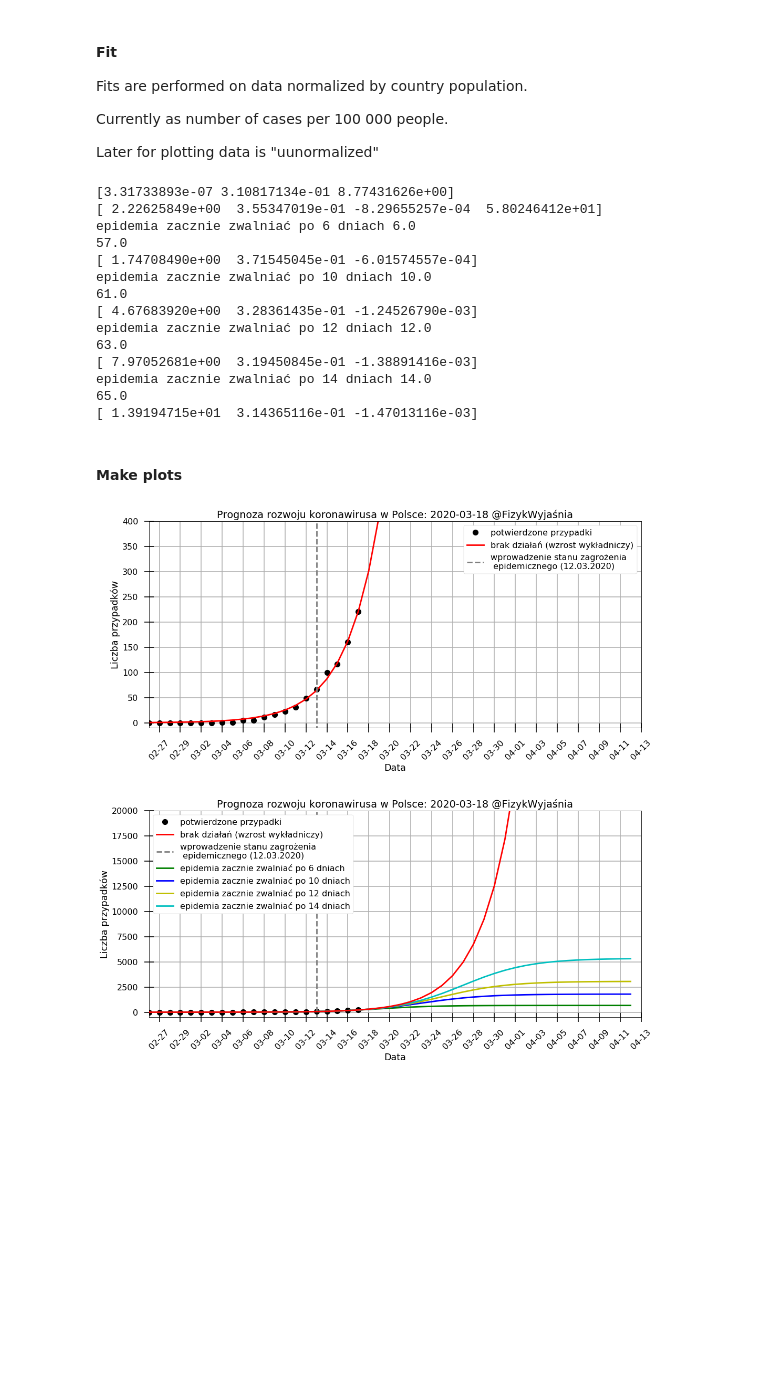
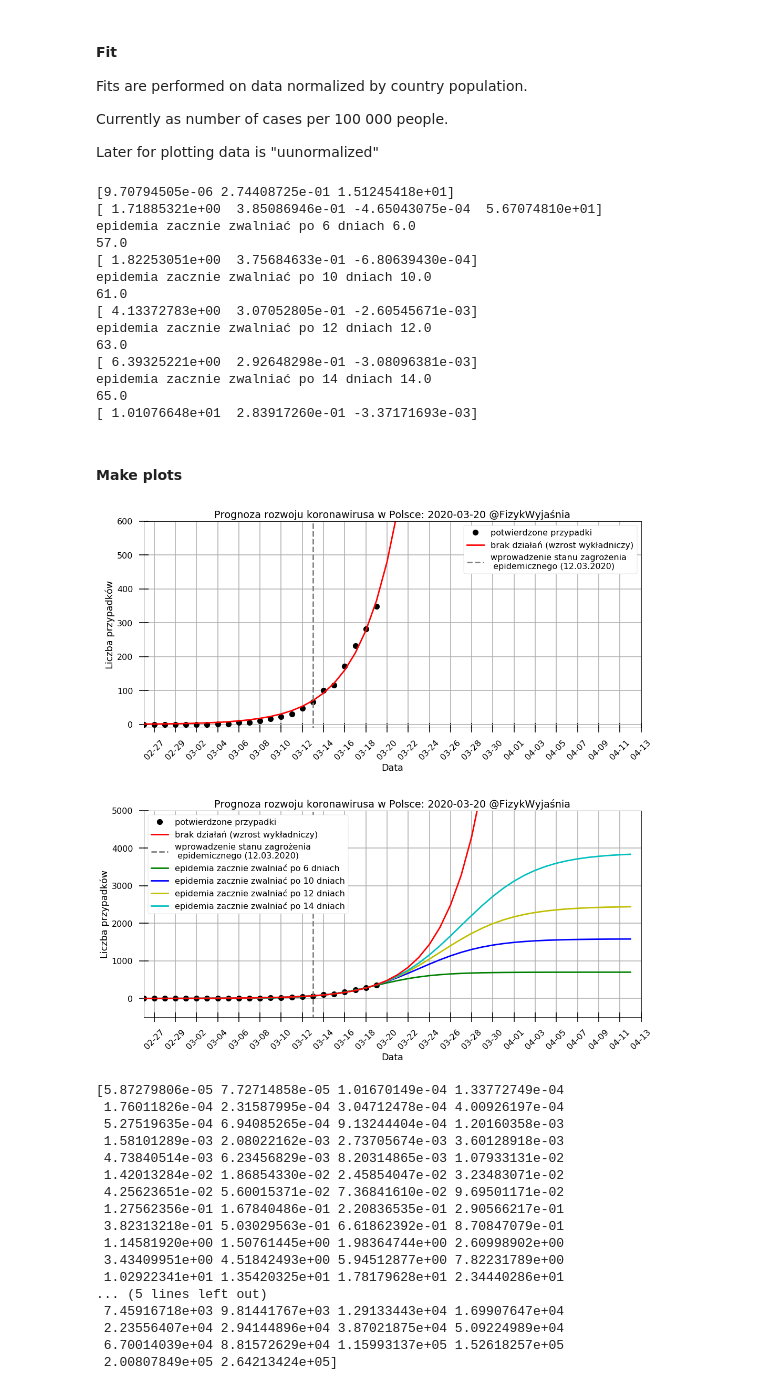
Before and after one commit to maciejj/corona_plot, a Jupyter notebook: predictions_two_models_PL.ipynb, the cells around one changed output. Drawn from its saved outputs; the diff is of its cells as text; code cells hidden in the pictures; blank space fills up the shorter version.

```diff
--- a/predictions_two_models_PL.ipynb
+++ b/predictions_two_models_PL.ipynb
@@ -40,9 +40,9 @@ get_data()
 #### Prepare dataset
 # %%
 ## prepare dataset
-confirmed = pd.read_csv("confirmed.csv")
-deaths = pd.read_csv("deaths.csv")
-recovered = pd.read_csv("recovered.csv")
+confirmed = pd.read_csv("confirmed_man_cor.csv")
+deaths = pd.read_csv("deaths_man_cor.csv")
+recovered = pd.read_csv("recovered_man_cor.csv")
 
 def reshape_single_dataset(data):
     data=data.drop(columns=["Province/State", "Lat", "Long"])
@@ -206,20 +195,20 @@ for variant_name, variant_value in zip(fit_variants, fit_variants.values()):
 
     print(pred_sig_popt_fixed[variant_name])
 # %% [output]
-[3.31733893e-07 3.10817134e-01 8.77431626e+00]
-[ 2.22625849e+00  3.55347019e-01 -8.29655257e-04  5.80246412e+01]
+[9.70794505e-06 2.74408725e-01 1.51245418e+01]
+[ 1.71885321e+00  3.85086946e-01 -4.65043075e-04  5.67074810e+01]
 epidemia zacznie zwalniać po 6 dniach 6.0
 57.0
-[ 1.74708490e+00  3.71545045e-01 -6.01574557e-04]
+[ 1.82253051e+00  3.75684633e-01 -6.80639430e-04]
 epidemia zacznie zwalniać po 10 dniach 10.0
 61.0
-[ 4.67683920e+00  3.28361435e-01 -1.24526790e-03]
+[ 4.13372783e+00  3.07052805e-01 -2.60545671e-03]
 epidemia zacznie zwalniać po 12 dniach 12.0
 63.0
-[ 7.97052681e+00  3.19450845e-01 -1.38891416e-03]
+[ 6.39325221e+00  2.92648298e-01 -3.08096381e-03]
 epidemia zacznie zwalniać po 14 dniach 14.0
 65.0
-[ 1.39194715e+01  3.14365116e-01 -1.47013116e-03]
+[ 1.01076648e+01  2.83917260e-01 -3.37171693e-03]
 # %% [markdown]
 #### Make plots
 # %%
@@ -296,34 +285,52 @@ for axis in [ax, ax2]:
     axis.tick_params(direction='inout', length=18, colors='k')
 
 
     #limits
     axis.set_xlim([datetime.date(2020, 2, 26), datetime.date.today() + datetime.timedelta(days=days_to_extrapolate)])# datetime.date(2020, 3, 15)])
     #axis.set_xlim([datetime.date(2020, 2, 26), datetime.date(2020, 3, 16)])
     maxy_multip=1.1
 
     if axis == ax:
-        axis.set_ylim(-10,400)
+        axis.set_ylim(-10,600)
         #axis.set_ylim([-0.1*maxy_multip*np.max(pred_sig_fit),maxy_multip*np.max(pred_sig_fit)])
         #axis.set_ylim([-0.1*maxy_multip*np.max(pred_sig_fit),maxy_multip*np.max(pred_sig_fit)])
     else:
-        axis.set_ylim(-500,20000)
-        #axis.set_ylim(-5,400)
+        axis.set_ylim(-500,5000)
+        #axis.set_ylim(-5,600)
         #axis.set_ylim([-0.1*maxy_multip*np.max(pred_sig_fit*unnorm),maxy_multip*np.max(pred_sig_fit*unnorm)])
 
     legend = axis.legend(frameon=1, facecolor='white', framealpha=1)#, loc='upper left')
     axis.grid(True)
 
 #    frame = legend.get_frame()
 #    frame.set_facecolor('green')
 #    frame.set_edgecolor('red')
 #    frame.set_alpha(1)
 
 
 fig.tight_layout(pad=5.0)
 plt.show()
 
 timestamp=time.strftime("%Y_%m_%d")
 
 fig.savefig("./predictions_for_poland_figures/prognoza_"+timestamp+".png")
+print(pred_exp_fit*unnorm)
 # %% [output]
-[figure, old version]
+[figure, new version]
+[5.87279806e-05 7.72714858e-05 1.01670149e-04 1.33772749e-04
+ 1.76011826e-04 2.31587995e-04 3.04712478e-04 4.00926197e-04
+ 5.27519635e-04 6.94085265e-04 9.13244404e-04 1.20160358e-03
+ 1.58101289e-03 2.08022162e-03 2.73705674e-03 3.60128918e-03
+ 4.73840514e-03 6.23456829e-03 8.20314865e-03 1.07933131e-02
+ 1.42013284e-02 1.86854330e-02 2.45854047e-02 3.23483071e-02
+ 4.25623651e-02 5.60015371e-02 7.36841610e-02 9.69501171e-02
+ 1.27562356e-01 1.67840486e-01 2.20836535e-01 2.90566217e-01
+ 3.82313218e-01 5.03029563e-01 6.61862392e-01 8.70847079e-01
+ 1.14581920e+00 1.50761445e+00 1.98364744e+00 2.60998902e+00
+ 3.43409951e+00 4.51842493e+00 5.94512877e+00 7.82231789e+00
+ 1.02922341e+01 1.35420325e+01 1.78179628e+01 2.34440286e+01
+... (5 lines left out)
+ 7.45916718e+03 9.81441767e+03 1.29133443e+04 1.69907647e+04
+ 2.23556407e+04 2.94144896e+04 3.87021875e+04 5.09224989e+04
+ 6.70014039e+04 8.81572629e+04 1.15993137e+05 1.52618257e+05
+ 2.00807849e+05 2.64213424e+05]
```
Also changed, not shown: parts of 2 cells of this notebook, 10 other files.
